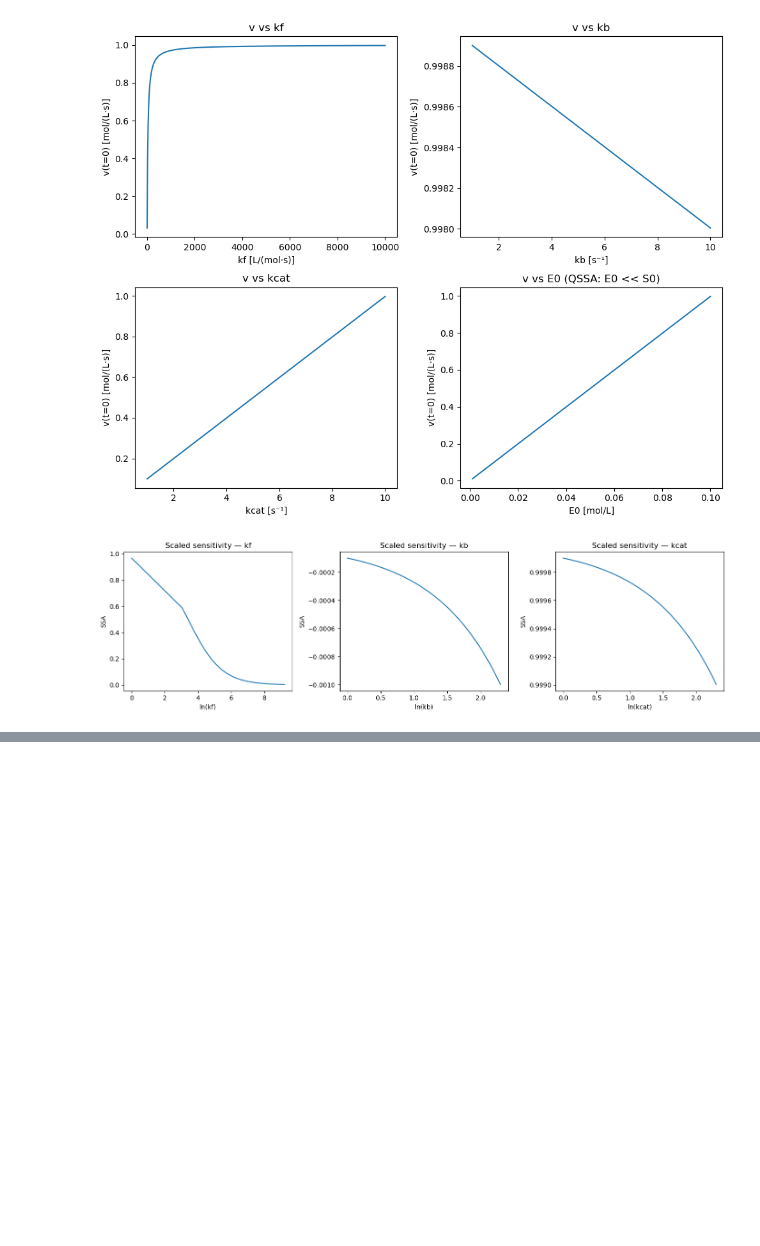
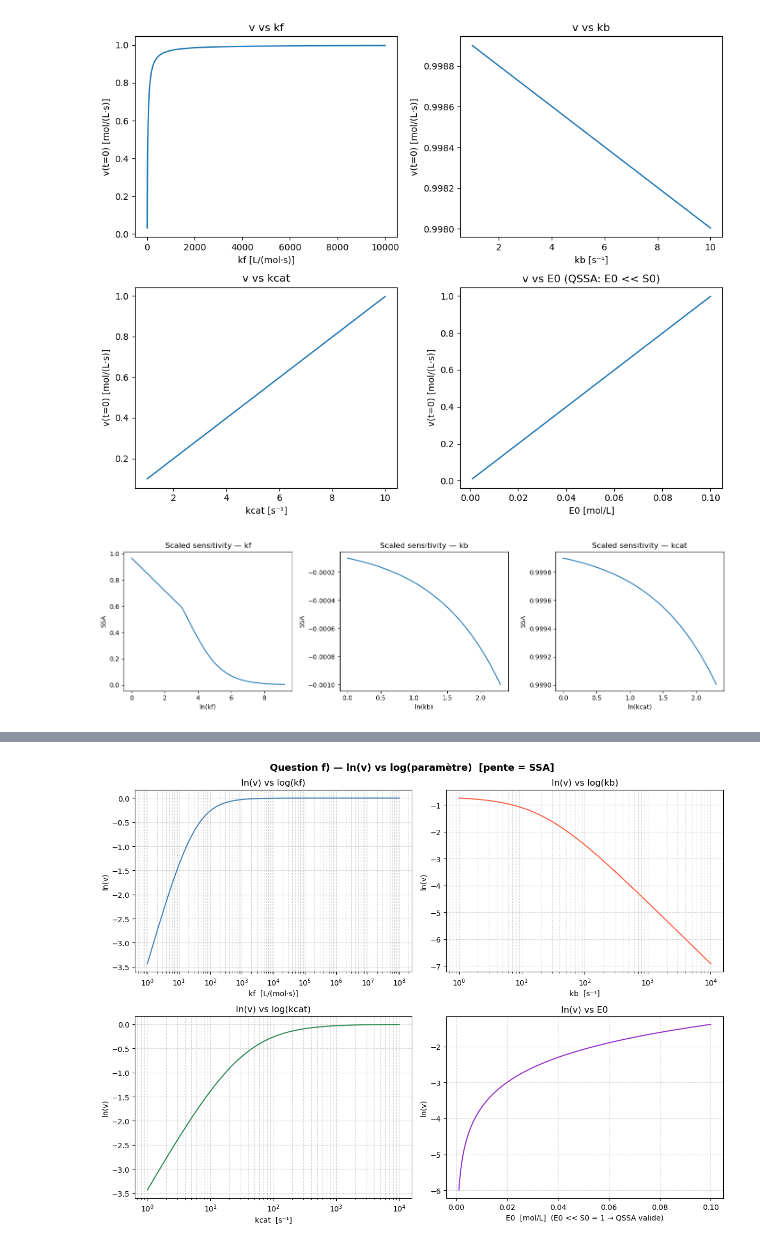
Before and after one commit to vicollari/bioreactor_simulation, a Jupyter notebook: bioreactor_simulation/question1.ipynb, the cells around one changed output, grey strips where cells are left out. Drawn from its saved outputs; the diff is of its cells as text; code cells hidden in the pictures; blank space fills up the shorter version.

```diff
--- a/bioreactor_simulation/question1.ipynb
+++ b/bioreactor_simulation/question1.ipynb
@@ -266,0 +482,84 @@ plt.show()
+# %%
+"""
+Exercise 1f - Scaled Sensitivity Analysis (SSA)
+On trace ln(v) vs log(paramètre) pour chaque paramètre.
+La pente de cette courbe = SSA = d(ln v) / d(ln p)
+Un paramètre important aura une pente élevée (en valeur absolue).
+"""
+
+import numpy as np
+import matplotlib.pyplot as plt
+
+# =============================================================
+# PARAMÈTRES DE RÉFÉRENCE
+# =============================================================
+S0       = 1.0   # mol/L
+E0_ref   = 0.1   # mol/L
+kf_ref   = 10    # L/(mol·s)
+kb_ref   = 20    # s⁻¹
+kcat_ref = 10    # s⁻¹
+
+# =============================================================
+# FONCTION : calcule v selon MM-QSSA
+# =============================================================
+def reaction_rate(kf, kb, kcat, E0, S):
+    Km = (kb + kcat) / kf
+    v  = kcat * E0 * S / (Km + S)
+    return v
+
+# =============================================================
+# PLAGES DE VARIATION
+# =============================================================
+kf_range   = np.logspace(0, 8, 500)          # 1 → 10^8  L/(mol·s)
+kb_range   = np.logspace(0, 4, 500)          # 1 → 10^4  s⁻¹
+kcat_range = np.logspace(0, 4, 500)          # 1 → 10^4  s⁻¹
+E0_range   = np.logspace(-3, -1, 500)    # E0 << S0 → QSSA valide
+
+# =============================================================
+# CALCUL DE v pour chaque plage (les autres params sont fixes)
+# =============================================================
+v_kf   = reaction_rate(kf_range,   kb_ref,   kcat_ref, E0_ref,   S0)
+v_kb   = reaction_rate(kf_ref,     kb_range, kcat_ref, E0_ref,   S0)
+v_kcat = reaction_rate(kf_ref,     kb_ref,   kcat_range, E0_ref, S0)
+v_E0   = reaction_rate(kf_ref,     kb_ref,   kcat_ref, E0_range, S0)
+
+# =============================================================
+# TRACÉ : ln(v) vs log(paramètre)
+# La pente = SSA = d(ln v) / d(ln p)
+# =============================================================
+fig, axes = plt.subplots(2, 2, figsize=(12, 9))
+fig.suptitle("Question f) — ln(v) vs log(paramètre)  [pente = SSA]",
+             fontsize=13, fontweight='bold')
+
+# --- kf ---
+axes[0, 0].semilogx(kf_range, np.log(v_kf), color='steelblue')
+axes[0, 0].set_xlabel("kf  [L/(mol·s)]")
+axes[0, 0].set_ylabel("ln(v)")
+axes[0, 0].set_title("ln(v) vs log(kf)")
+axes[0, 0].grid(True, which='both', linestyle='--', alpha=0.5)
+
+# --- kb ---
+axes[0, 1].semilogx(kb_range, np.log(v_kb), color='tomato')
+axes[0, 1].set_xlabel("kb  [s⁻¹]")
+axes[0, 1].set_ylabel("ln(v)")
+axes[0, 1].set_title("ln(v) vs log(kb)")
+axes[0, 1].grid(True, which='both', linestyle='--', alpha=0.5)
+
+# --- kcat ---
+axes[1, 0].semilogx(kcat_range, np.log(v_kcat), color='seagreen')
+axes[1, 0].set_xlabel("kcat  [s⁻¹]")
+axes[1, 0].set_ylabel("ln(v)")
+axes[1, 0].set_title("ln(v) vs log(kcat)")
+axes[1, 0].grid(True, which='both', linestyle='--', alpha=0.5)
+
+# --- E0 ---
+axes[1, 1].plot(E0_range, np.log(v_E0), color='darkorchid')
+axes[1, 1].set_xlabel("E0  [mol/L]  (E0 << S0 = 1 → QSSA valide)")
+axes[1, 1].set_ylabel("ln(v)")
+axes[1, 1].set_title("ln(v) vs E0")
+axes[1, 1].grid(True, linestyle='--', alpha=0.5)
+
+plt.tight_layout()
+plt.show()
+# %% [output]
+[figure, added]
```
Also changed, not shown: parts of 2 cells of this notebook, 1 other file.
